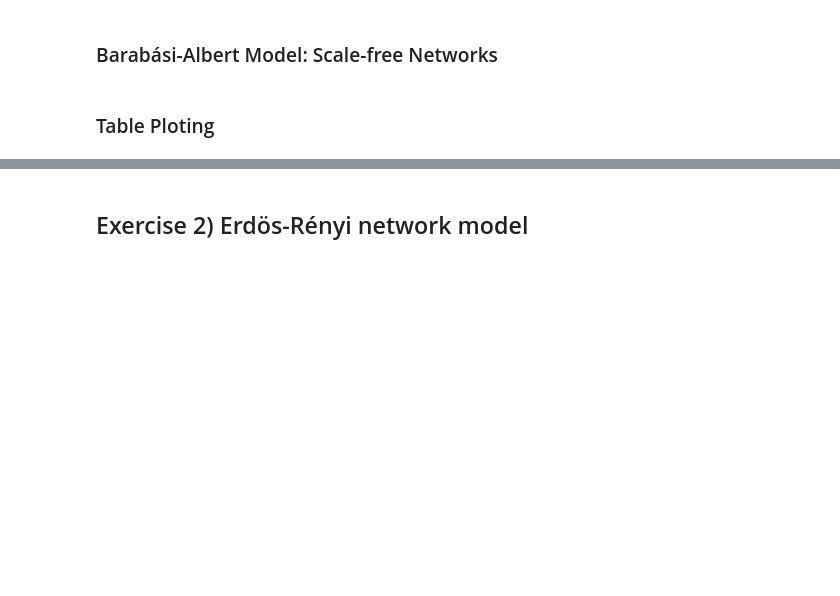
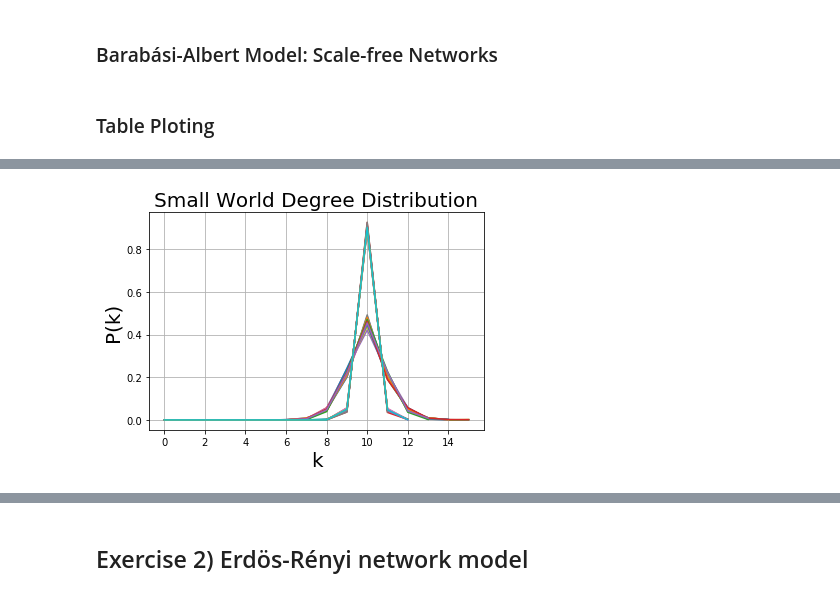
Before and after one commit to VitorBrisola/complex-networks-models, a Jupyter notebook: project3.ipynb, the cells around one changed output, grey strips where cells are left out. Drawn from its saved outputs; the diff is of its cells as text; code cells hidden in the pictures; blank space fills up the shorter version.

```diff
--- a/project3.ipynb
+++ b/project3.ipynb
@@ -283,0 +322,24 @@ ba_fig.show()
+# %%
+vPk = []
+vkvalues = []
+for i in range(0,30):
+    # reading network
+    G = nx.read_edgelist(nets_dir+str(i)+'_ws.txt')
+    G = nx.convert_node_labels_to_integers(G, first_label=0)
+
+    kvalues,pk = degree_distribution(G)
+    vPk.append(pk)
+    vkvalues.append(kvalues)
+
+    G.clear()
+# %%
+plt.figure()
+colors = ['b','r','g']
+for i in range(0,30):
+    plt.plot(vkvalues[i],vPk[i], label=str(i))
+plt.xlabel("k", fontsize=20)
+plt.ylabel("P(k)", fontsize=20)
+plt.title("Small World Degree Distribution", fontsize=20)
+plt.grid(True)
+# %% [output]
+[figure, added]
```
Also changed, not shown: parts of 8 cells of this notebook.
